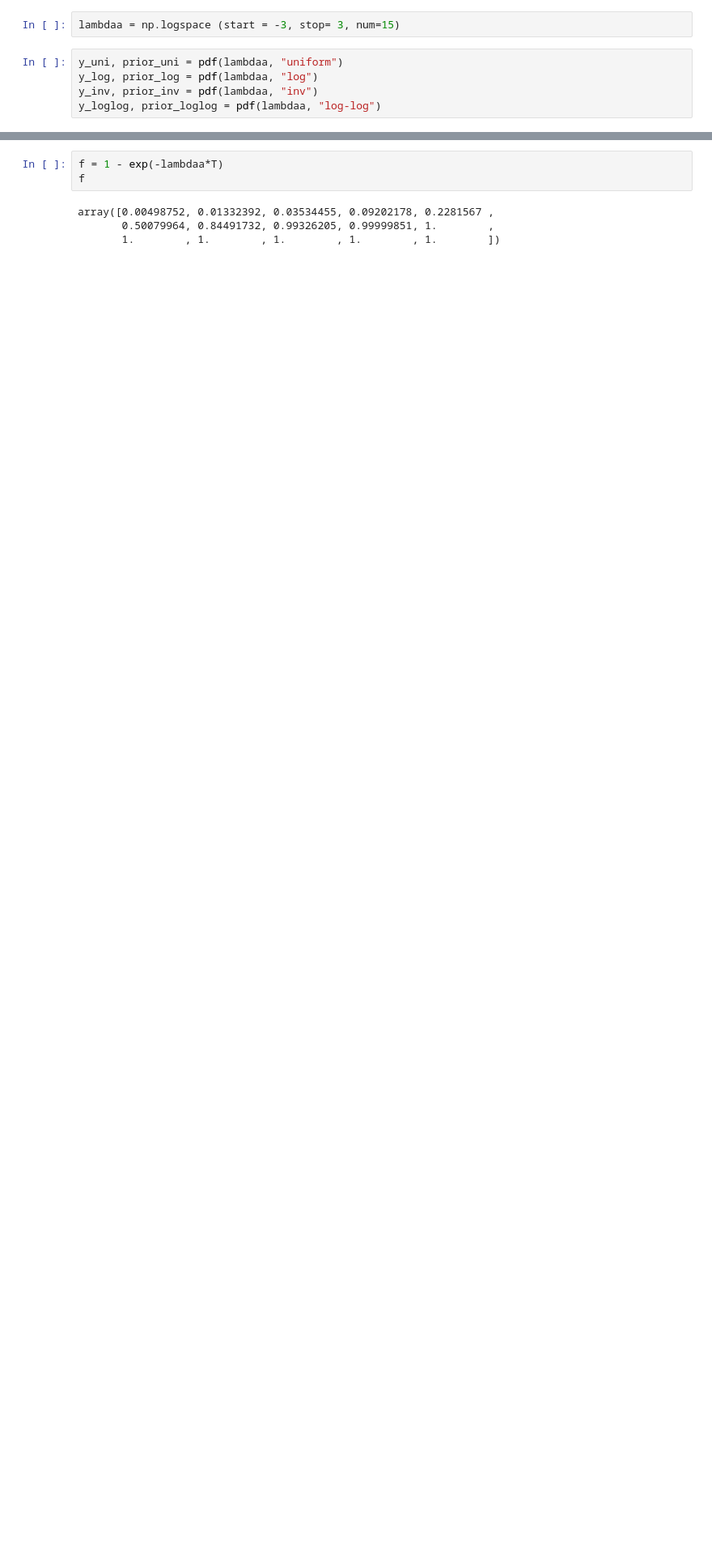
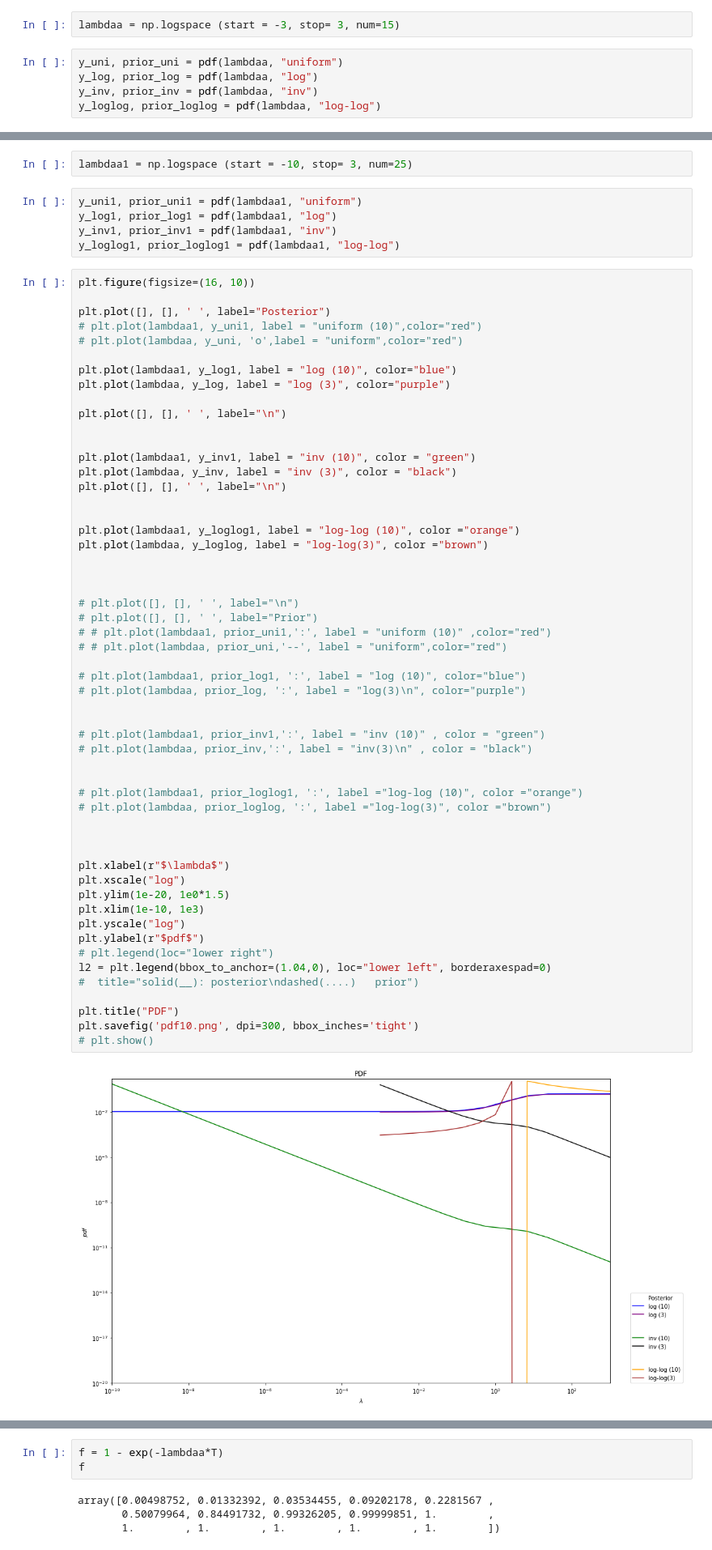
Before and after one commit to Vashistht/Physics-403-2021-Project, a Jupyter notebook: Projects_plots_almostfinal.ipynb, the cells around one changed output, grey strips where cells are left out. Shown at 81% size. Saved outputs shown, nothing was run; the diff lists cells and outputs as text; blank space fills up the shorter version.

```diff
--- a/Projects_plots_almostfinal.ipynb
+++ b/Projects_plots_almostfinal.ipynb
@@ -85,0 +85,63 @@ plt.savefig('pdf.png', dpi=300, bbox_inches='tight')
+# %%
+lambdaa1 = np.logspace (start = -10, stop= 3, num=25)
+# %%
+y_uni1, prior_uni1 = pdf(lambdaa1, "uniform")
+y_log1, prior_log1 = pdf(lambdaa1, "log")
+y_inv1, prior_inv1 = pdf(lambdaa1, "inv")
+y_loglog1, prior_loglog1 = pdf(lambdaa1, "log-log")
+# %%
+plt.figure(figsize=(16, 10))
+
+plt.plot([], [], ' ', label="Posterior")
+# plt.plot(lambdaa1, y_uni1, label = "uniform (10)",color="red")
+# plt.plot(lambdaa, y_uni, 'o',label = "uniform",color="red")
+
+plt.plot(lambdaa1, y_log1, label = "log (10)", color="blue")
+plt.plot(lambdaa, y_log, label = "log (3)", color="purple")
+
+plt.plot([], [], ' ', label="\n")
+
+
+plt.plot(lambdaa1, y_inv1, label = "inv (10)", color = "green")
+plt.plot(lambdaa, y_inv, label = "inv (3)", color = "black")
+plt.plot([], [], ' ', label="\n")
+
+
+plt.plot(lambdaa1, y_loglog1, label = "log-log (10)", color ="orange")
+plt.plot(lambdaa, y_loglog, label = "log-log(3)", color ="brown")
+
+
+
+# plt.plot([], [], ' ', label="\n")
+# plt.plot([], [], ' ', label="Prior")
+# # plt.plot(lambdaa1, prior_uni1,':', label = "uniform (10)" ,color="red")
+# # plt.plot(lambdaa, prior_uni,'--', label = "uniform",color="red")
+
+# plt.plot(lambdaa1, prior_log1, ':', label = "log (10)", color="blue")
+# plt.plot(lambdaa, prior_log, ':', label = "log(3)\n", color="purple")
+
+
+# plt.plot(lambdaa1, prior_inv1,':', label = "inv (10)" , color = "green")
+# plt.plot(lambdaa, prior_inv,':', label = "inv(3)\n" , color = "black")
+
+
+# plt.plot(lambdaa1, prior_loglog1, ':', label ="log-log (10)", color ="orange")
+# plt.plot(lambdaa, prior_loglog, ':', label ="log-log(3)", color ="brown")
+
+
+
+plt.xlabel(r"$\lambda$")
+plt.xscale("log")
+plt.ylim(1e-20, 1e0*1.5)
+plt.xlim(1e-10, 1e3)
+plt.yscale("log")
+plt.ylabel(r"$pdf$")
+# plt.legend(loc="lower right")
+l2 = plt.legend(bbox_to_anchor=(1.04,0), loc="lower left", borderaxespad=0)
+#  title="solid(__): posterior\ndashed(....)   prior")
+
+plt.title("PDF")
+plt.savefig('pdf10.png', dpi=300, bbox_inches='tight')
+# plt.show()
+# %% [output]
+[figure, added]
```
Also changed, not shown: parts of 5 cells of this notebook, 2 other files.
